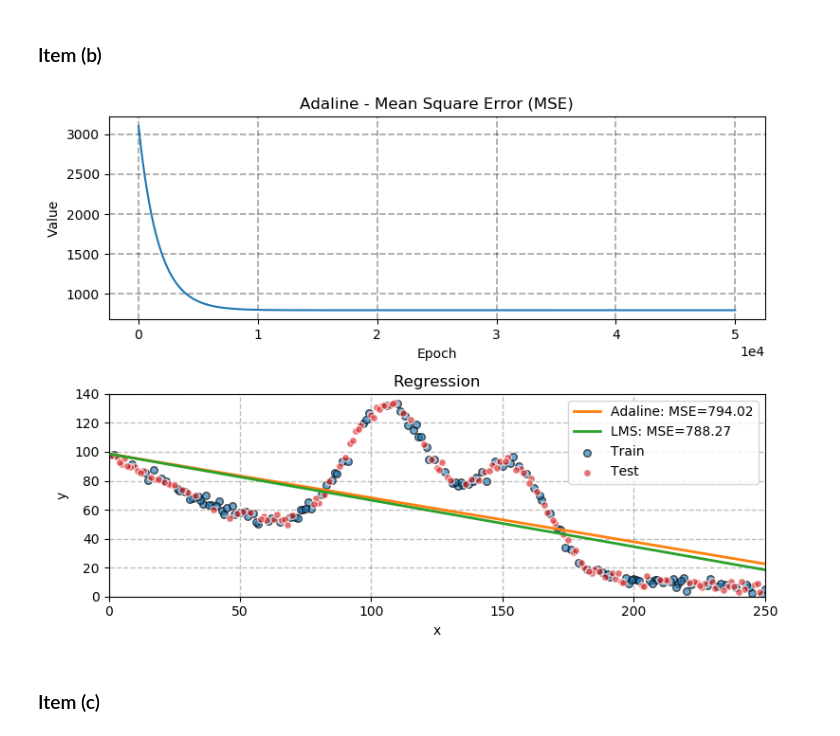
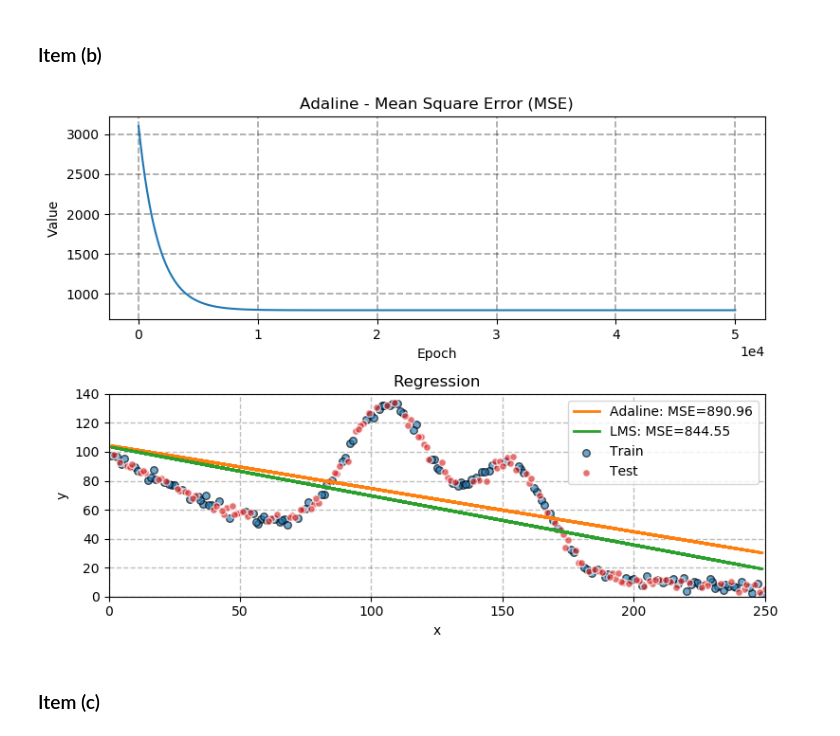
Before and after one commit to titocaco/disciplina_ml, a Jupyter notebook: Perceptron_Adaline/Perceptron_Adaline.ipynb, the cells around one changed output. Saved outputs shown, nothing was run; the diff lists cells and outputs as text; code cells hidden in the pictures.

Commit message:
Correção variáveis em gráficos de Adaline e LMS

```diff
--- a/Perceptron_Adaline/Perceptron_Adaline.ipynb
+++ b/Perceptron_Adaline/Perceptron_Adaline.ipynb
@@ -632,38 +632,38 @@ plt.scatter(x_reg_50_train,
             alpha=0.65,
             label='Train',
             zorder=2)
 plt.scatter(x_reg_50_test,
             y_reg_50_test,
             s=30,
             edgecolors='white',
             facecolors='C3',
             alpha=0.65,
             label='Test',
             zorder=2)
-plt.plot(x_reg, linear_model(x_reg, ada.W),
+plt.plot(x_reg_50_train, linear_model(x_reg_50_train, ada_50.W),
          linestyle='-',
          LineWidth=2,
          color='C1',
          zorder=3,
-         label='Adaline: MSE=%.2f' % ada.MSE[-1])
-plt.plot(x_reg, linear_model(x_reg, lms.W),
+         label='Adaline: MSE=%.2f' % ada_50.MSE[-1])
+plt.plot(x_reg_50_train, linear_model(x_reg_50_train, lms_50.W),
          linestyle='-',
          LineWidth=2,
          color='C2',
          zorder=3,
-         label='LMS: MSE=%.2f' % lms.MSE)
+         label='LMS: MSE=%.2f' % lms_50.MSE)
 plt.legend()
 plt.grid(True, linestyle='--', linewidth=1.0, color='black', alpha=0.25, zorder=0)
 plt.xlim(0, 250)
 plt.ylim(0, 140)
 plt.xlabel('x')
 plt.ylabel('y')
 plt.title('Regression')
 
 plt.tight_layout()
 plt.show()
 # %% [output]
-[figure, old version]
+[figure, new version]
 # %% [markdown]
 ### Item (c)
 # %%
```
Also changed, not shown: parts of 1 cell of this notebook.
